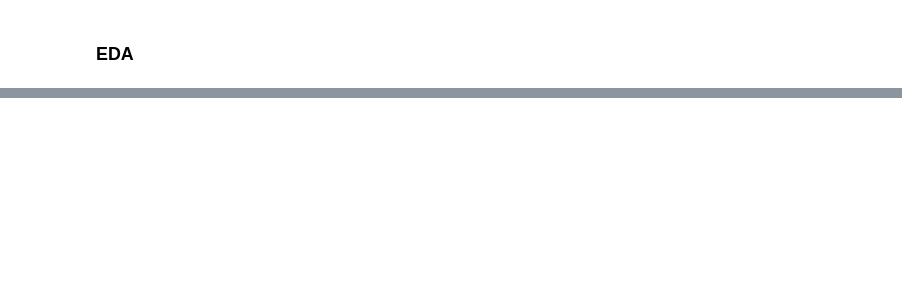
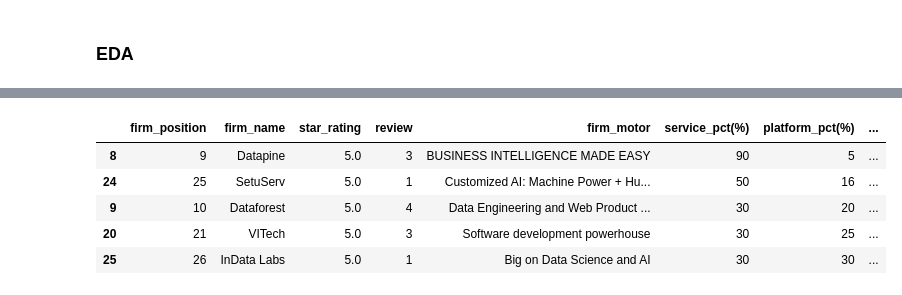
Before and after one commit to TelRich/Web_Scraping_Top_Data_Analytics_Firms, a Jupyter notebook: top_da_company.ipynb, the cells around one changed output, grey strips where cells are left out. Drawn from its saved outputs; the diff is of its cells as text; code cells hidden in the pictures; blank space fills up the shorter version.

```diff
--- a/top_da_company.ipynb
+++ b/top_da_company.ipynb
@@ -363,0 +372,10 @@ df.sort_values(by='platform_pct(%)', ascending=False)
+# %%
+top5_sta_ser = df.sort_values(by=['star_rating', 'service_pct(%)'], ascending=False)[:5]
+top5_sta_ser
+# %% [output]
+|  | firm_position | firm_name | star_rating | review | firm_motor | service_pct(%) | platform_pct(%) | ... |
+| 8 | 9 | Datapine | 5.0 | 3 | BUSINESS INTELLIGENCE MADE EASY | 90 | 5 | ... |
+| 24 | 25 | SetuServ | 5.0 | 1 | Customized AI: Machine Power + Hu... | 50 | 16 | ... |
+| 9 | 10 | Dataforest | 5.0 | 4 | Data Engineering and Web Product ... | 30 | 20 | ... |
+| 20 | 21 | VITech | 5.0 | 3 | Software development powerhouse | 30 | 25 | ... |
+| 25 | 26 | InData Labs | 5.0 | 1 | Big on Data Science and AI | 30 | 30 | ... |
```
Also changed, not shown: parts of 12 cells of this notebook.
